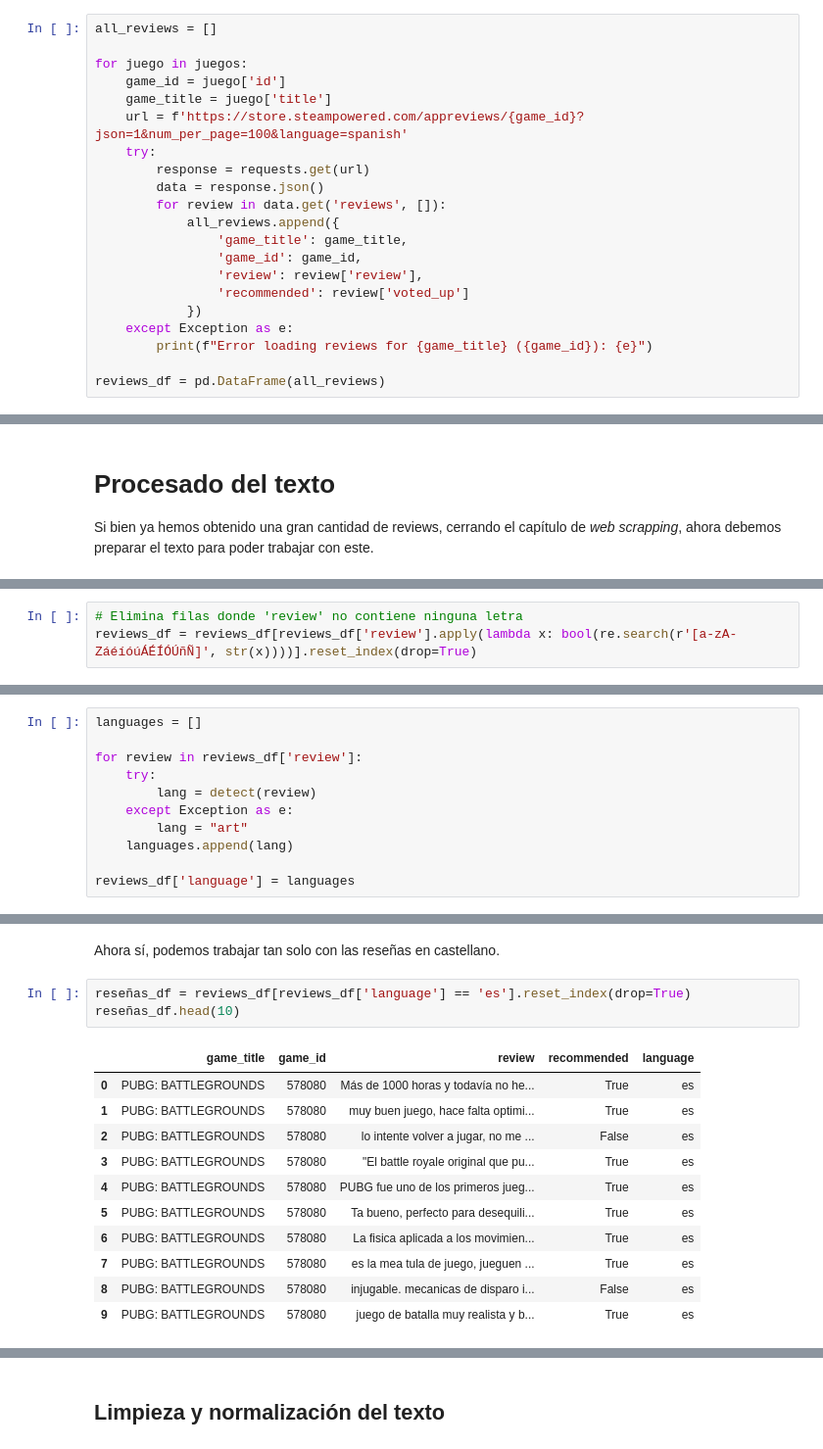
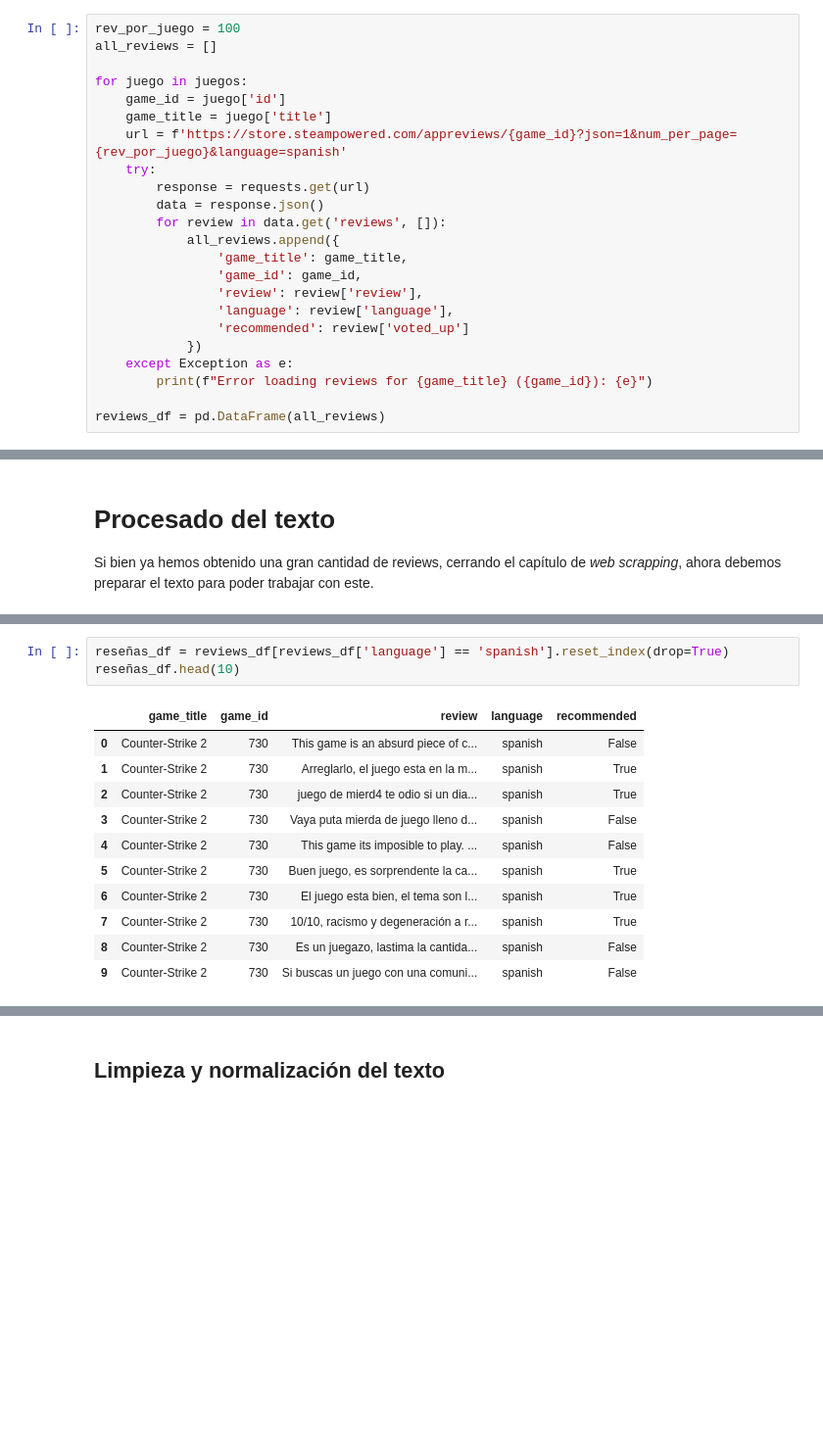
Before and after one commit to Mr-ion77/steam-reviewing, a Jupyter notebook: steam_reviews.ipynb, the cells around one changed output, grey strips where cells are left out. Shown at 98% size. Drawn from its saved outputs; the diff is of its cells as text; blank space fills up the shorter version.

```diff
--- a/steam_reviews.ipynb
+++ b/steam_reviews.ipynb
@@ -236,12 +239,13 @@ juegos[:20]
 
 Una vez ya tenemos una lista de juegos con Ids, pasamos a la extracción de reseñas de cada juego.
 # %%
+rev_por_juego = 100
 all_reviews = []
 
 for juego in juegos:
     game_id = juego['id']
     game_title = juego['title']
-    url = f'https://store.steampowered.com/appreviews/{game_id}?json=1&num_per_page=100&language=spanish'
+    url = f'https://store.steampowered.com/appreviews/{game_id}?json=1&num_per_page={rev_por_juego}&language=spanish'
     try:
         response = requests.get(url)
         data = response.json()
@@ -250,6 +254,7 @@ for juego in juegos:
                 'game_title': game_title,
                 'game_id': game_id,
                 'review': review['review'],
+                'language': review['language'],
                 'recommended': review['voted_up']
             })
     except Exception as e:
@@ -286,3 +286,0 @@ Primero, eliminaremos todas las reseñas que no contengan ni una sola letra.
-# %%
-# Elimina filas donde 'review' no contiene ninguna letra
-reviews_df = reviews_df[reviews_df['review'].apply(lambda x: bool(re.search(r'[a-zA-ZáéíóúÁÉÍÓÚñÑ]', str(x))))].reset_index(drop=True)
@@ -295,11 +286,0 @@ Para identificar dichas reviews, intentaremos detectar el idioma con *detect*. E
-# %%
-languages = []
-
-for review in reviews_df['review']:
-    try:
-        lang = detect(review)
-    except Exception as e:
-        lang = "art"
-    languages.append(lang)
-
-reviews_df['language'] = languages
@@ -329,17 +287,15 @@ Absolute cinema / cine absoluto
-# %% [markdown]
-Ahora sí, podemos trabajar tan solo con las reseñas en castellano.
 # %%
-reseñas_df = reviews_df[reviews_df['language'] == 'es'].reset_index(drop=True)
+reseñas_df = reviews_df[reviews_df['language'] == 'spanish'].reset_index(drop=True)
 reseñas_df.head(10)
 # %% [output]
-|  | game_title | game_id | review | recommended | language |
-| 0 | PUBG: BATTLEGROUNDS | 578080 | Más de 1000 horas y todavía no he... | True | es |
-| 1 | PUBG: BATTLEGROUNDS | 578080 | muy buen juego, hace falta optimi... | True | es |
-| 2 | PUBG: BATTLEGROUNDS | 578080 | lo intente volver a jugar, no me ... | False | es |
-| 3 | PUBG: BATTLEGROUNDS | 578080 | "El battle royale original que pu... | True | es |
-| 4 | PUBG: BATTLEGROUNDS | 578080 | PUBG fue uno de los primeros jueg... | True | es |
-| 5 | PUBG: BATTLEGROUNDS | 578080 | Ta bueno, perfecto para desequili... | True | es |
-| 6 | PUBG: BATTLEGROUNDS | 578080 | La fisica aplicada a los movimien... | True | es |
-| 7 | PUBG: BATTLEGROUNDS | 578080 | es la mea tula de juego, jueguen ... | True | es |
-| 8 | PUBG: BATTLEGROUNDS | 578080 | injugable. mecanicas de disparo i... | False | es |
-| 9 | PUBG: BATTLEGROUNDS | 578080 | juego de batalla muy realista y b... | True | es |
+|  | game_title | game_id | review | language | recommended |
+| 0 | Counter-Strike 2 | 730 | This game is an absurd piece of c... | spanish | False |
+| 1 | Counter-Strike 2 | 730 | Arreglarlo, el juego esta en la m... | spanish | True |
+| 2 | Counter-Strike 2 | 730 | juego de mierd4 te odio si un dia... | spanish | True |
+| 3 | Counter-Strike 2 | 730 | Vaya puta mierda de juego lleno d... | spanish | False |
+| 4 | Counter-Strike 2 | 730 | This game its imposible to play. ... | spanish | False |
+| 5 | Counter-Strike 2 | 730 | Buen juego, es sorprendente la ca... | spanish | True |
+| 6 | Counter-Strike 2 | 730 | El juego esta bien, el tema son l... | spanish | True |
+| 7 | Counter-Strike 2 | 730 | 10/10, racismo y degeneración a r... | spanish | True |
+| 8 | Counter-Strike 2 | 730 | Es un juegazo, lastima la cantida... | spanish | False |
+| 9 | Counter-Strike 2 | 730 | Si buscas un juego con una comuni... | spanish | False |
```
Also changed, not shown: parts of 15 cells of this notebook.
